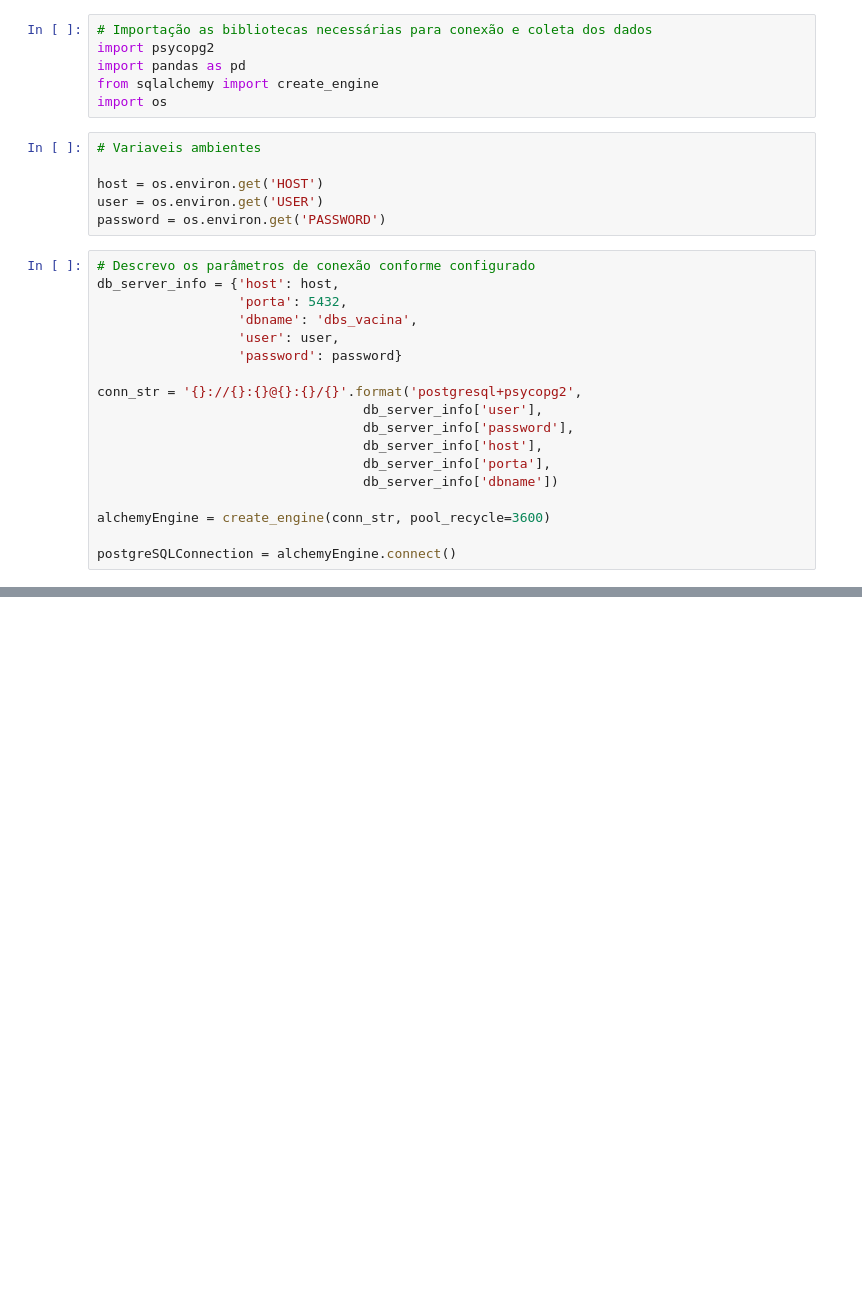
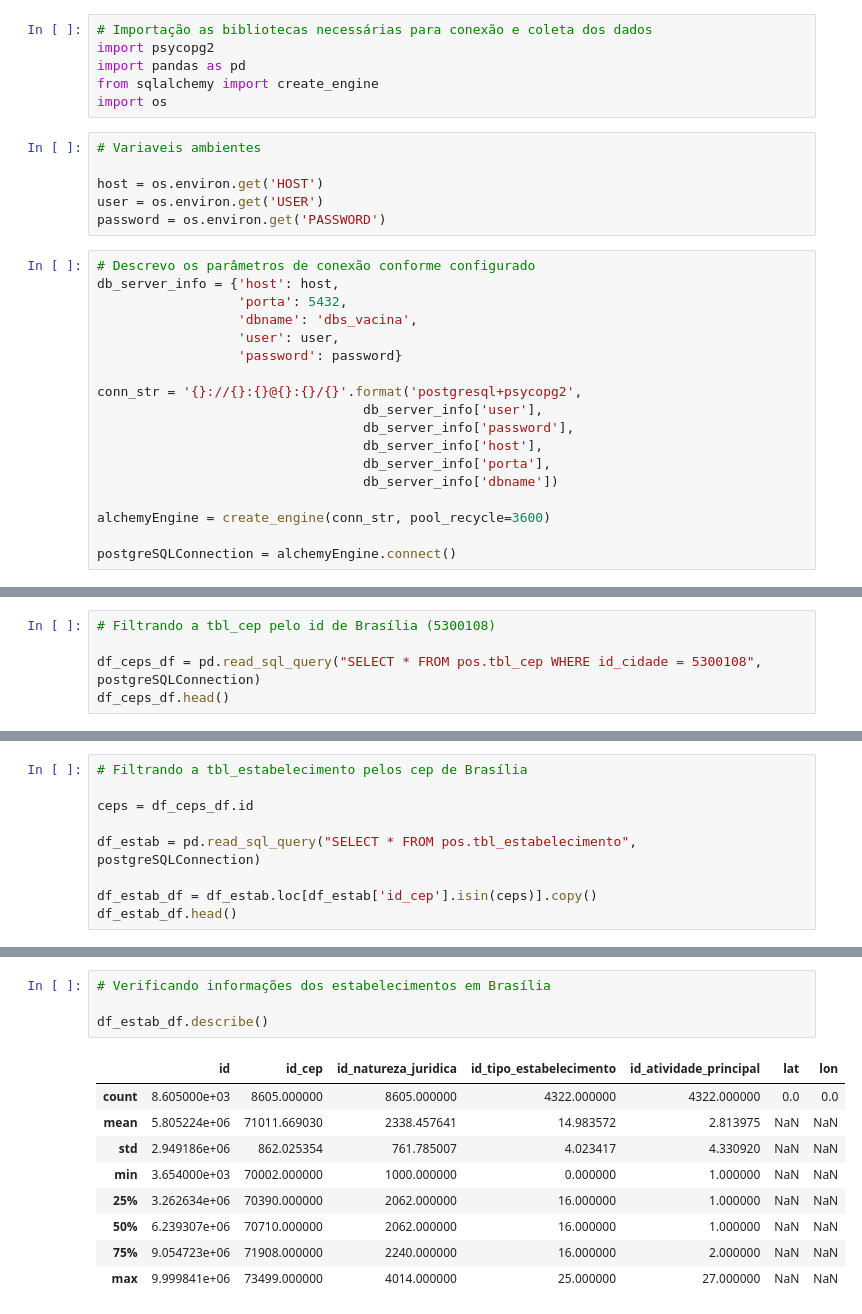
Before and after one commit to raquelcreis/vacina_covid_bsb, a Jupyter notebook: notebook.ipynb, the cells around one changed output, grey strips where cells are left out. Cells and saved outputs as stored; diff of their text form; blank space fills up the shorter version.

```diff
--- a/notebook.ipynb
+++ b/notebook.ipynb
@@ -30,0 +38,5 @@ postgreSQLConnection = alchemyEngine.connect()
+# %%
+# Filtrando a tbl_cep pelo id de Brasília (5300108)
+
+df_ceps_df = pd.read_sql_query("SELECT * FROM pos.tbl_cep WHERE id_cidade = 5300108", postgreSQLConnection)
+df_ceps_df.head()
@@ -30,0 +50,9 @@ postgreSQLConnection = alchemyEngine.connect()
+# %%
+# Filtrando a tbl_estabelecimento pelos cep de Brasília
+
+ceps = df_ceps_df.id
+
+df_estab = pd.read_sql_query("SELECT * FROM pos.tbl_estabelecimento", postgreSQLConnection)
+
+df_estab_df = df_estab.loc[df_estab['id_cep'].isin(ceps)].copy()
+df_estab_df.head()
@@ -30,0 +93,14 @@ postgreSQLConnection = alchemyEngine.connect()
+# %%
+# Verificando informações dos estabelecimentos em Brasília
+
+df_estab_df.describe()
+# %% [output]
+|  | id | id_cep | id_natureza_juridica | id_tipo_estabelecimento | id_atividade_principal | lat | lon |
+| count | 8.605000e+03 | 8605.000000 | 8605.000000 | 4322.000000 | 4322.000000 | 0.0 | 0.0 |
+| mean | 5.805224e+06 | 71011.669030 | 2338.457641 | 14.983572 | 2.813975 | NaN | NaN |
+| std | 2.949186e+06 | 862.025354 | 761.785007 | 4.023417 | 4.330920 | NaN | NaN |
+| min | 3.654000e+03 | 70002.000000 | 1000.000000 | 0.000000 | 1.000000 | NaN | NaN |
+| 25% | 3.262634e+06 | 70390.000000 | 2062.000000 | 16.000000 | 1.000000 | NaN | NaN |
+| 50% | 6.239307e+06 | 70710.000000 | 2062.000000 | 16.000000 | 1.000000 | NaN | NaN |
+| 75% | 9.054723e+06 | 71908.000000 | 2240.000000 | 16.000000 | 2.000000 | NaN | NaN |
+| max | 9.999841e+06 | 73499.000000 | 4014.000000 | 25.000000 | 27.000000 | NaN | NaN |
```
Also changed, not shown: parts of 19 cells of this notebook.
